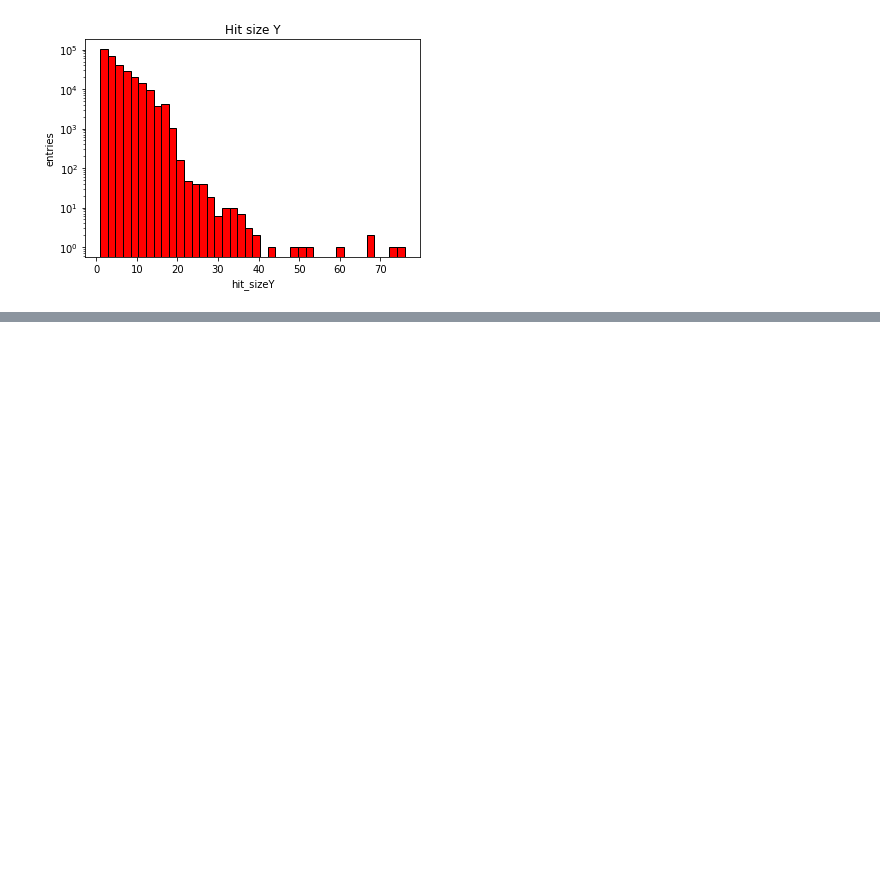
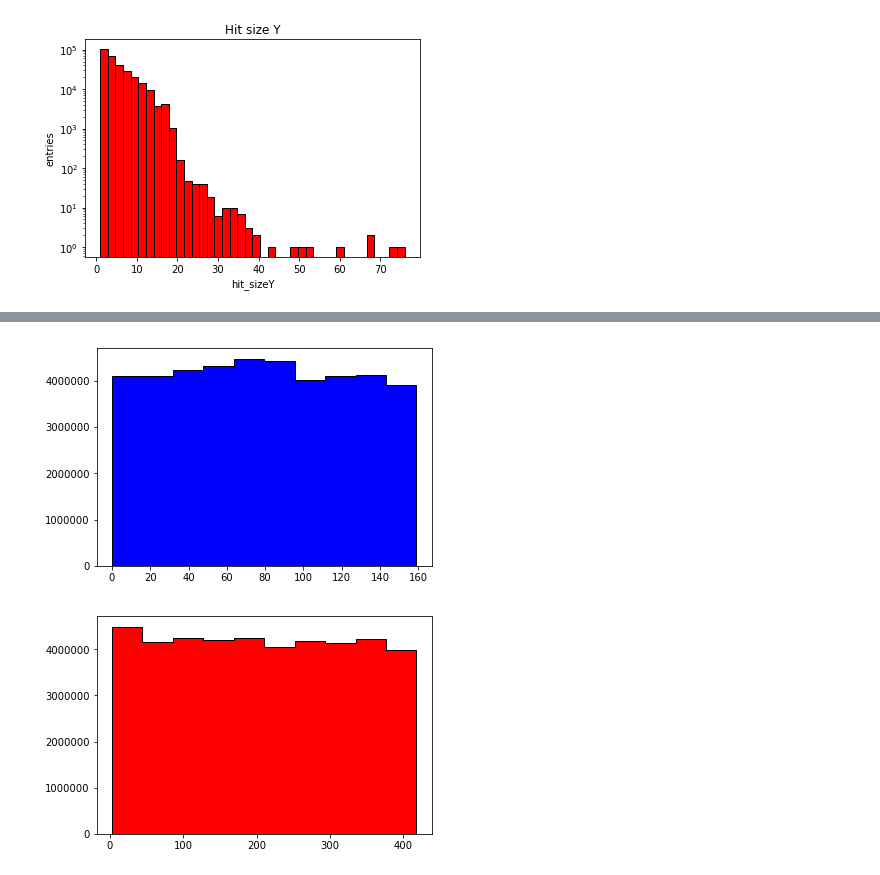
Before and after one commit to mmarchegiani/L1-BrokenClusters, a Jupyter notebook: explore_ntuples.ipynb, the cells around one changed output, grey strips where cells are left out. Drawn from its saved outputs; the diff is of its cells as text; code cells hidden in the pictures; blank space fills up the shorter version.

```diff
--- a/explore_ntuples.ipynb
+++ b/explore_ntuples.ipynb
@@ -191,3 +171,11 @@ plt.hist(df_hit['All_hits_Py'])
+# %%
+plt.hist(df_hit['cluster_center_x'], color='blue', ec='black', histtype='stepfilled')
+plt.show()
+plt.hist(df_hit['cluster_center_y'], color='red', ec='black', histtype='stepfilled')
+plt.show()
+# %% [output]
+[figure, added]
+[figure, added]
 # %%
 plt.scatter(df_hit['All_hits_Px'][0],df_hit['All_hits_Py'][0])
 plt.scatter(df_hit['cluster_center_x'][0],df_hit['cluster_center_y'][0])
```
Also changed, not shown: parts of 12 cells of this notebook.
